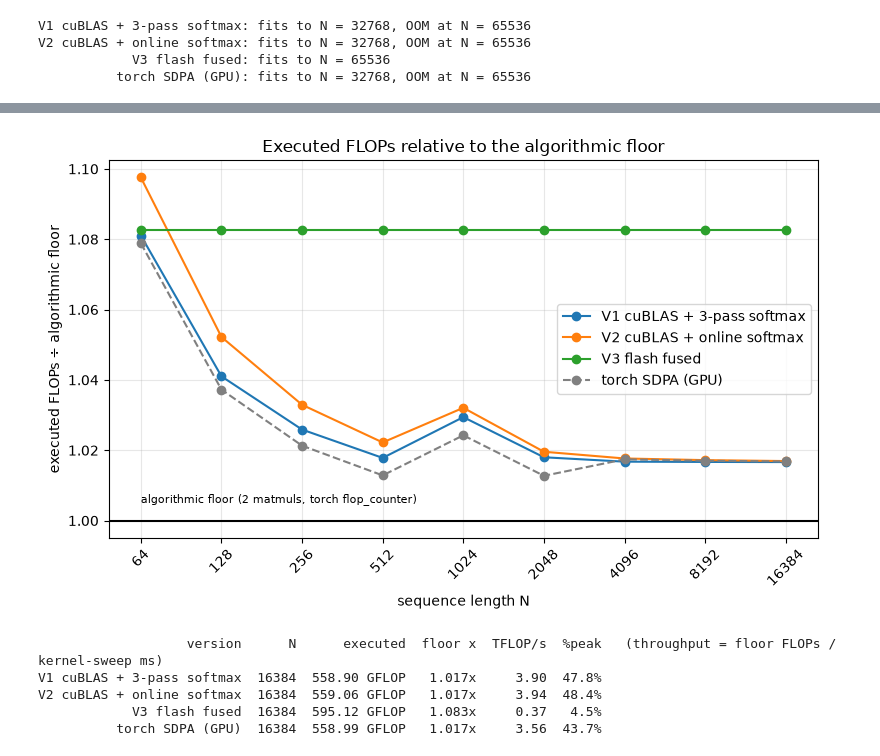
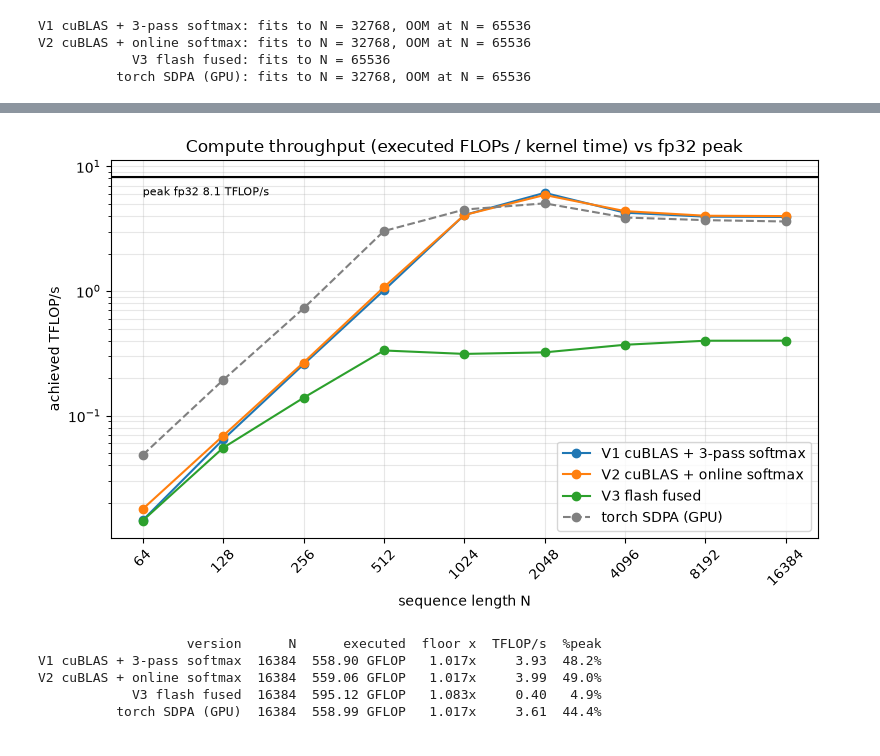
Before and after one commit to LtnLinh/Transformer-Attention-Mechanism, a Jupyter notebook: demo.ipynb, the cells around one changed output, grey strips where cells are left out. Saved outputs shown, nothing was run; the diff lists cells and outputs as text; code cells hidden in the pictures.

```diff
--- a/demo.ipynb
+++ b/demo.ipynb
@@ -609,58 +599,59 @@ CUDA-core one.
 # %%
-# Chart 5 -- executed fp32 FLOPs per pass (ncu SASS thread-instruction
-# counters: fadd + fmul + 2*ffma) as a ratio to the algorithmic floor (torch
-# flop_counter's two matmuls). Raw counts overlap on any shared axis -- the
-# ratio makes the few-percent overheads legible. Throughput in the table.
+# Chart 5 -- achieved FLOP/s: executed fp32 ops (ncu SASS counters) over
+# kernel-only time (CUDA events), against the fp32 ceiling. Counts and
+# floor ratios are in the table below.
 if cuda.is_available():
     import json
     from pathlib import Path
 
     prof_path = Path("dram_profile.json")
     prof = json.loads(prof_path.read_text()) if prof_path.exists() else {}
     if not prof or "flops" not in prof["v1"][0]:
         print("dram_profile.json lacks FLOP counters -- regenerate with:")
         print("  sudo .venv/bin/python src/dram_profile.py collect")
     else:
         pnames = {"v1": "V1 cuBLAS + 3-pass softmax", "v2": "V2 cuBLAS + online softmax",
                   "v3": "V3 flash fused", "sdpa": "torch SDPA (GPU)"}
-        floor = {n: bench.attention_flops(cpu_model, n) for n in SEQ_LENS}
+        specs = bench.gpu_specs()
         fig, ax = plt.subplots(figsize=(8, 5))
         for key, rows in prof.items():
-            ax.plot([r["n"] for r in rows],
-                    [r["flops"] / floor[r["n"]] for r in rows],
-                    marker="o", color=COLORS[pnames[key]],
-                    linestyle="--" if key == "sdpa" else "-", label=pnames[key])
-        ax.axhline(1.0, color="k", lw=1.5)
-        ax.text(SEQ_LENS[0], 1.005, "algorithmic floor (2 matmuls, torch flop_counter)",
-                fontsize=8)
+            name = pnames[key]
+            tmap = dict(zip(SEQ_LENS, ktimes[name]))  # KeyError = stale json
+            tflops = [r["flops"] / (tmap[r["n"]] / 1e3) / 1e12 for r in rows]
+            ax.plot([r["n"] for r in rows], tflops, marker="o", color=COLORS[name],
+                    linestyle="--" if key == "sdpa" else "-", label=name)
+        ax.axhline(specs["tflops"], color="k", lw=1.5)
+        ax.text(SEQ_LENS[0], specs["tflops"] * 0.72,
+                f"peak fp32 {specs['tflops']:.1f} TFLOP/s", fontsize=8)
         ax.set_xscale("log", base=2)
+        ax.set_yscale("log")
         ax.set_xticks(SEQ_LENS, SEQ_LENS, rotation=45)
         ax.set_xlabel("sequence length N")
-        ax.set_ylabel("executed FLOPs ÷ algorithmic floor")
-        ax.set_title("Executed FLOPs relative to the algorithmic floor")
+        ax.set_ylabel("achieved TFLOP/s")
+        ax.set_title("Compute throughput (executed FLOPs / kernel time) vs fp32 peak")
         ax.grid(True, which="both", alpha=0.3)
         ax.legend()
         plt.tight_layout()
         plt.show()
 
-        specs = bench.gpu_specs()
+        floor = {n: bench.attention_flops(cpu_model, n) for n in SEQ_LENS}
         print(f"{'version':>26} {'N':>6} {'executed':>13} {'floor x':>8} "
-              f"{'TFLOP/s':>8} {'%peak':>6}   (throughput = floor FLOPs / kernel-sweep ms)")
+              f"{'TFLOP/s':>8} {'%peak':>6}")
         for key, rows in prof.items():
             r = rows[-1]  # largest N
-            tflops = floor[r["n"]] / (ktimes[pnames[key]][-1] / 1e3) / 1e12
+            tf = r["flops"] / (ktimes[pnames[key]][-1] / 1e3) / 1e12
             print(f"{pnames[key]:>26} {r['n']:>6} {r['flops'] / 1e9:>7.2f} GFLOP "
-                  f"{r['flops'] / floor[r['n']]:>7.3f}x {tflops:>8.2f} "
-                  f"{100 * tflops / specs['tflops']:>5.1f}%")
+                  f"{r['flops'] / floor[r['n']]:>7.3f}x {tf:>8.2f} "
+                  f"{100 * tf / specs['tflops']:>5.1f}%")
 else:
-    print("No CUDA device -- skipping the FLOP chart")
+    print("No CUDA device -- skipping the throughput chart")
 # %% [output]
-[figure, old version]
+[figure, new version]
-                   version      N      executed  floor x  TFLOP/s  %peak   (throughput = floor FLOPs / kernel-sweep ms)
-V1 cuBLAS + 3-pass softmax  16384  558.90 GFLOP   1.017x     3.90  47.8%
-V2 cuBLAS + online softmax  16384  559.06 GFLOP   1.017x     3.94  48.4%
-            V3 flash fused  16384  595.12 GFLOP   1.083x     0.37   4.5%
-          torch SDPA (GPU)  16384  558.99 GFLOP   1.017x     3.56  43.7%
+                   version      N      executed  floor x  TFLOP/s  %peak
+V1 cuBLAS + 3-pass softmax  16384  558.90 GFLOP   1.017x     3.93  48.2%
+V2 cuBLAS + online softmax  16384  559.06 GFLOP   1.017x     3.99  49.0%
+            V3 flash fused  16384  595.12 GFLOP   1.083x     0.40   4.9%
+          torch SDPA (GPU)  16384  558.99 GFLOP   1.017x     3.61  44.4%
 # %% [markdown]
 ## Conclusion
 
```
Also changed, not shown: parts of 9 cells of this notebook.
